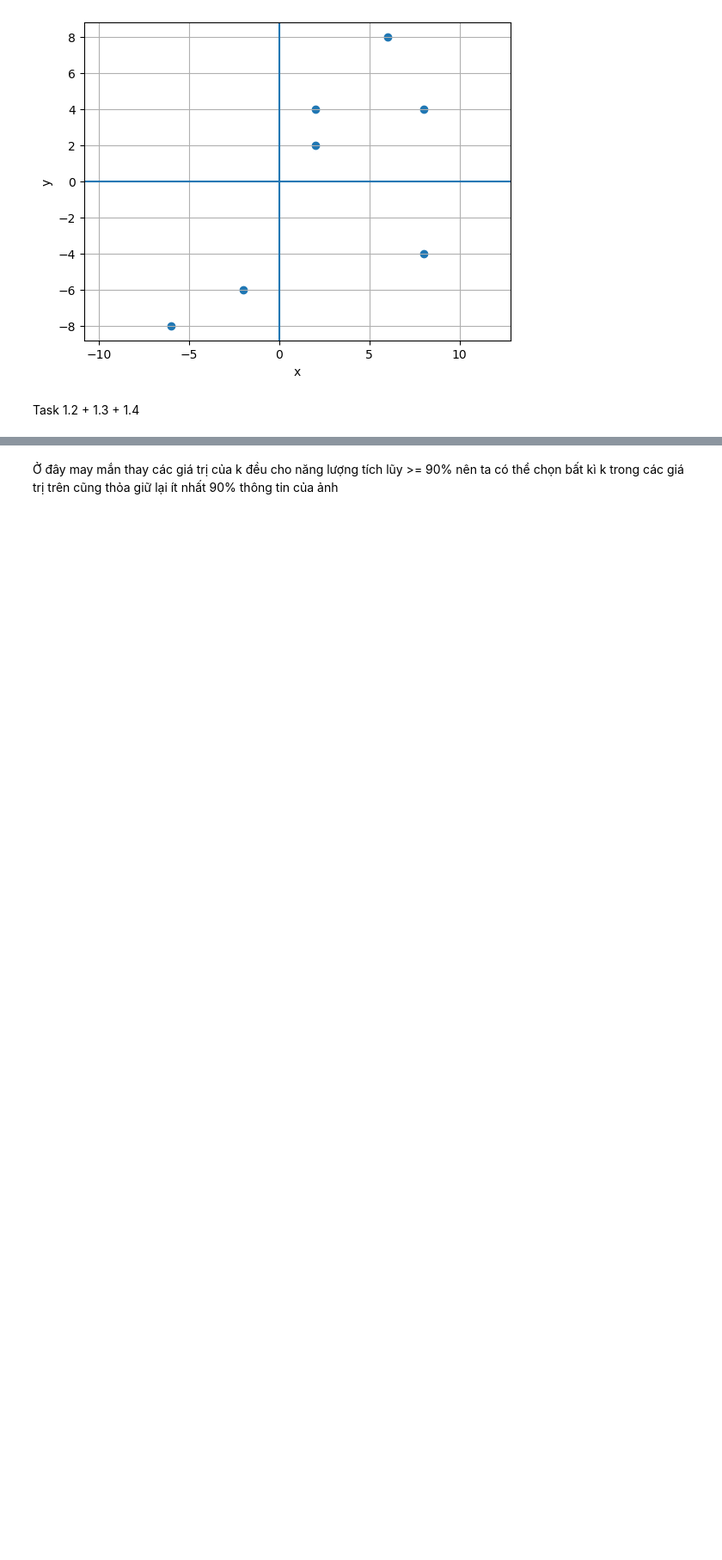
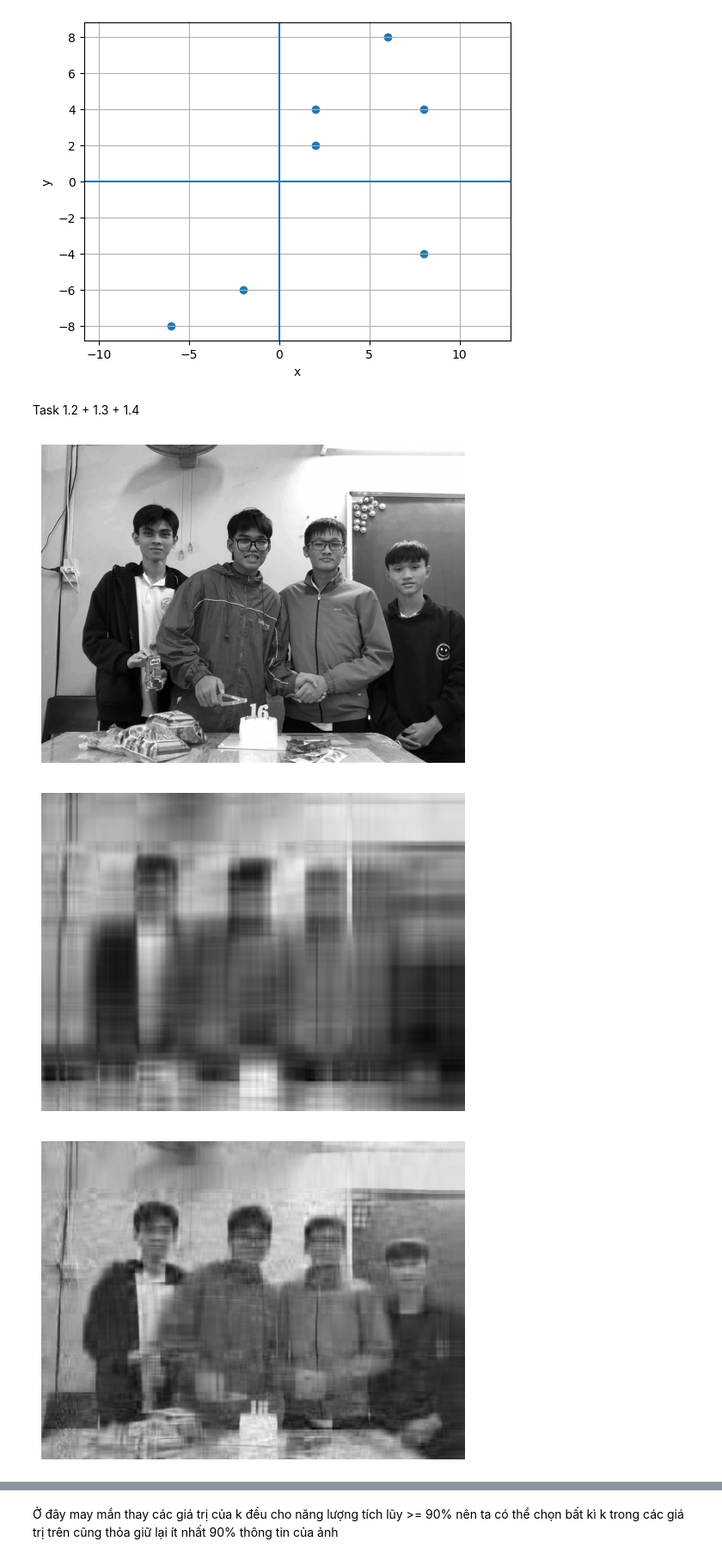
Before and after one commit to giabaots12/mliot-pyml-2026-hw, a Jupyter notebook: week01/Buoi1/homework1.ipynb, the cells around one changed output, grey strips where cells are left out. Shown at 86% size. Saved outputs shown, nothing was run; the diff lists cells and outputs as text; code cells hidden in the pictures; blank space fills up the shorter version.

```diff
--- a/week01/Buoi1/homework1.ipynb
+++ b/week01/Buoi1/homework1.ipynb
@@ -208,27 +208,34 @@ def vedothi(K, L):
     plt.show()
 # %%
 A = np.array(Image.open("Anh/anhlon.jpg").convert("L"), dtype=float)
-Image.fromarray(A).show()
+plt.imshow(A, cmap="gray")
+plt.axis("off")
+plt.show()
 list_K = [5, 20, 50]
 tilenen = []
 saiso = []
 nangluongtichluy = []
 for k in list_K:
     a, tile, sai, nangluong = reconstruct(A, k)
     tilenen.append(tile)
     saiso.append(sai)
     nangluongtichluy.append(nangluong)
-    Image.fromarray(a).show()
+    plt.imshow(a, cmap="gray")
+    plt.axis("off")
+    plt.show()
 print("Các giá trị k:")
 print(list_K)
 print("Các giá trị tỉ lệ nén tương ứng:")
 print(tilenen)
 print("Các giá trị sai số tương ứng:")
 print(saiso)
 print("Các giá trị năng lượng tích lũy tương ứng:")
 print(nangluongtichluy)
 print("Đồ thị sai số:")
 vedothi(list_K, saiso)
 print("Đồ thị năng lượng tích lũy:")
 vedothi(list_K, nangluongtichluy)
 # %% [output]
+[figure, new version]
+[figure, new version]
+[figure, added]
```
Also changed, not shown: parts of 1 cell of this notebook.
